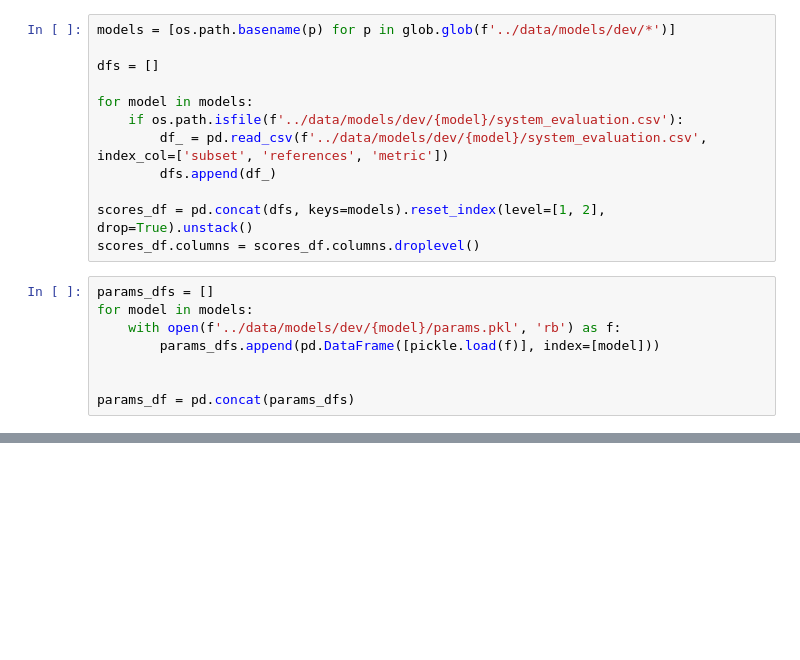
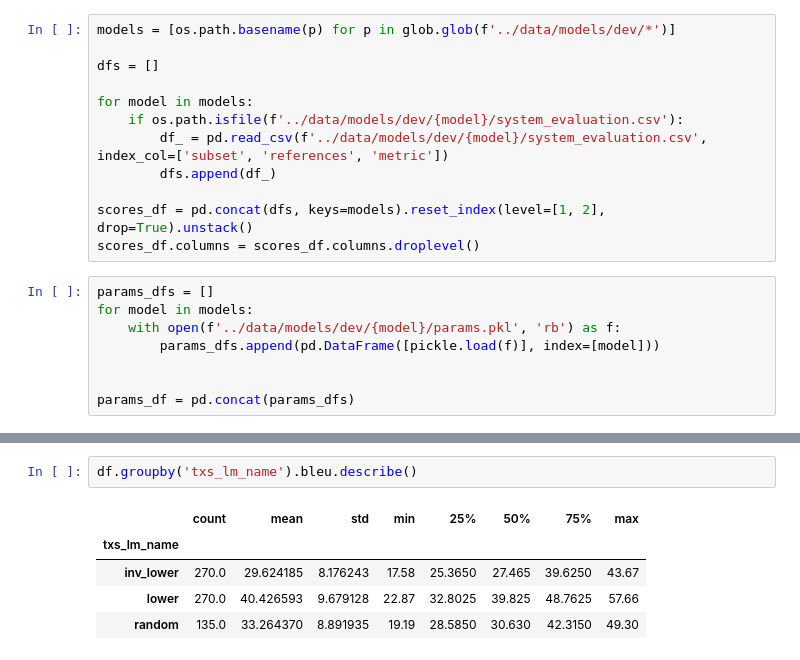
Before and after one commit to abevieiramota/masters, a Jupyter notebook: notebook/00 - Automatic evaluation - DEV.ipynb, the cells around one changed output, grey strips where cells are left out. Saved outputs shown, nothing was run; the diff lists cells and outputs as text; blank space fills up the shorter version.

```diff
--- a/notebook/00 - Automatic evaluation - DEV.ipynb
+++ b/notebook/00 - Automatic evaluation - DEV.ipynb
@@ -56,0 +83,8 @@ Name: dp_scorer, dtype: int64
+# %%
+df.groupby('txs_lm_name').bleu.describe()
+# %% [output]
+|  | count | mean | std | min | 25% | 50% | 75% | max |
+| txs_lm_name |  |  |  |  |  |  |  |  |
+| inv_lower | 270.0 | 29.624185 | 8.176243 | 17.58 | 25.3650 | 27.465 | 39.6250 | 43.67 |
+| lower | 270.0 | 40.426593 | 9.679128 | 22.87 | 32.8025 | 39.825 | 48.7625 | 57.66 |
+| random | 135.0 | 33.264370 | 8.891935 | 19.19 | 28.5850 | 30.630 | 42.3150 | 49.30 |
```
Also changed, not shown: parts of 6 cells of this notebook, 4 other files.
